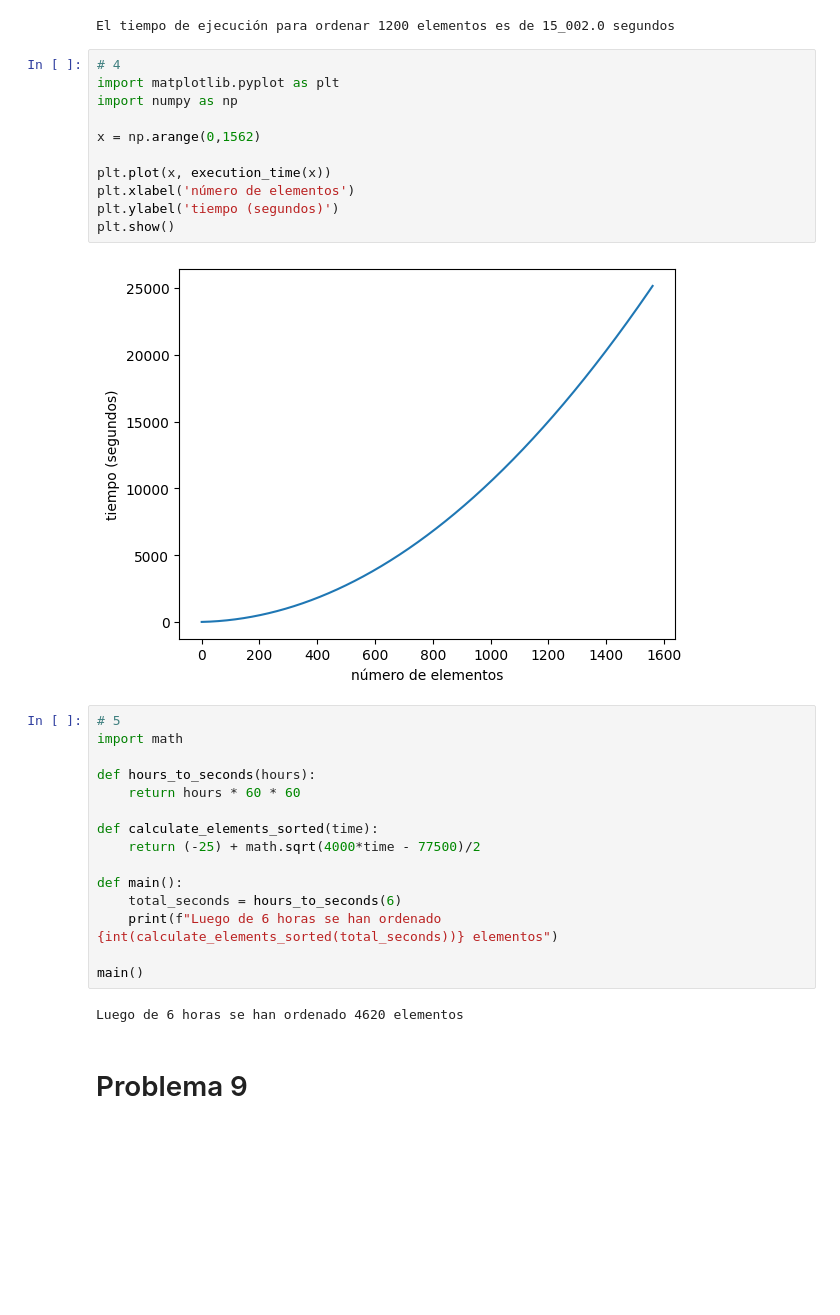
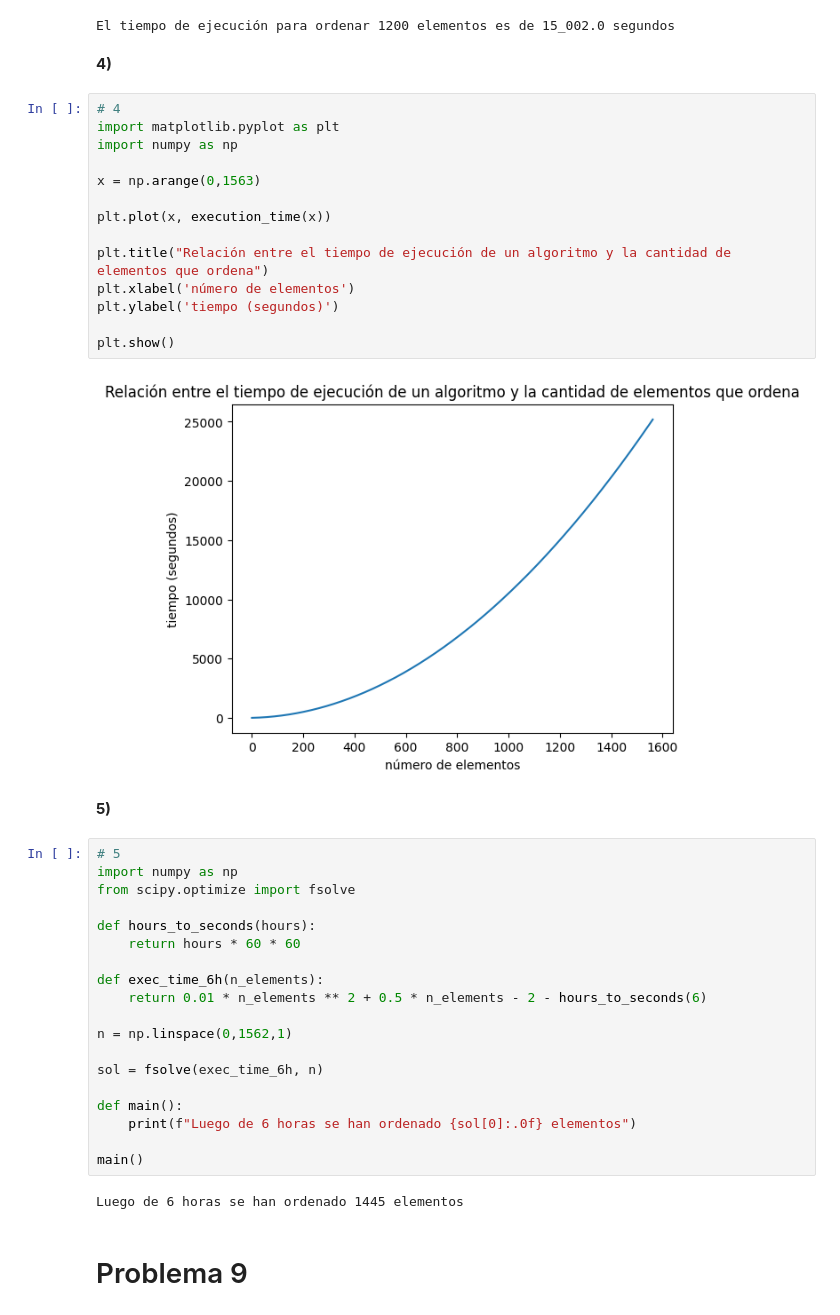
Before and after one commit to Kimulegen/matematica-aplicada, a Jupyter notebook: G1_Funciones.ipynb, the cells around one changed output. Cells and saved outputs as stored; diff of their text form; blank space fills up the shorter version.

Commit message:
chore: add headers, add fsolve

```diff
--- a/G1_Funciones.ipynb
+++ b/G1_Funciones.ipynb
@@ -364,36 +429,47 @@ def main():
 main()
 # %% [output]
 El tiempo de ejecución para ordenar 1200 elementos es de 15_002.0 segundos
+# %% [markdown]
+**4)**
 # %%
 # 4
 import matplotlib.pyplot as plt
 import numpy as np
 
-x = np.arange(0,1562)
+x = np.arange(0,1563)
 
 plt.plot(x, execution_time(x))
+
+plt.title("Relación entre el tiempo de ejecución de un algoritmo y la cantidad de elementos que ordena")
 plt.xlabel('número de elementos')
 plt.ylabel('tiempo (segundos)')
+
 plt.show()
 # %% [output]
-[figure, old version]
+[figure, new version]
+# %% [markdown]
+**5)**
 # %%
 # 5
-import math
+import numpy as np
+from scipy.optimize import fsolve
 
 def hours_to_seconds(hours):
     return hours * 60 * 60
 
-def calculate_elements_sorted(time):
-    return (-25) + math.sqrt(4000*time - 77500)/2
+def exec_time_6h(n_elements):
+    return 0.01 * n_elements ** 2 + 0.5 * n_elements - 2 - hours_to_seconds(6)
+
+n = np.linspace(0,1562,1)
+
+sol = fsolve(exec_time_6h, n)
 
 def main():
-    total_seconds = hours_to_seconds(6)
-    print(f"Luego de 6 horas se han ordenado {int(calculate_elements_sorted(total_seconds))} elementos")
+    print(f"Luego de 6 horas se han ordenado {sol[0]:.0f} elementos")
 
 main()
 # %% [output]
-Luego de 6 horas se han ordenado 4620 elementos
+Luego de 6 horas se han ordenado 1445 elementos
 # %% [markdown]
 # Problema 9
 # %% [markdown]
```
Also changed, not shown: parts of 73 cells of this notebook.
